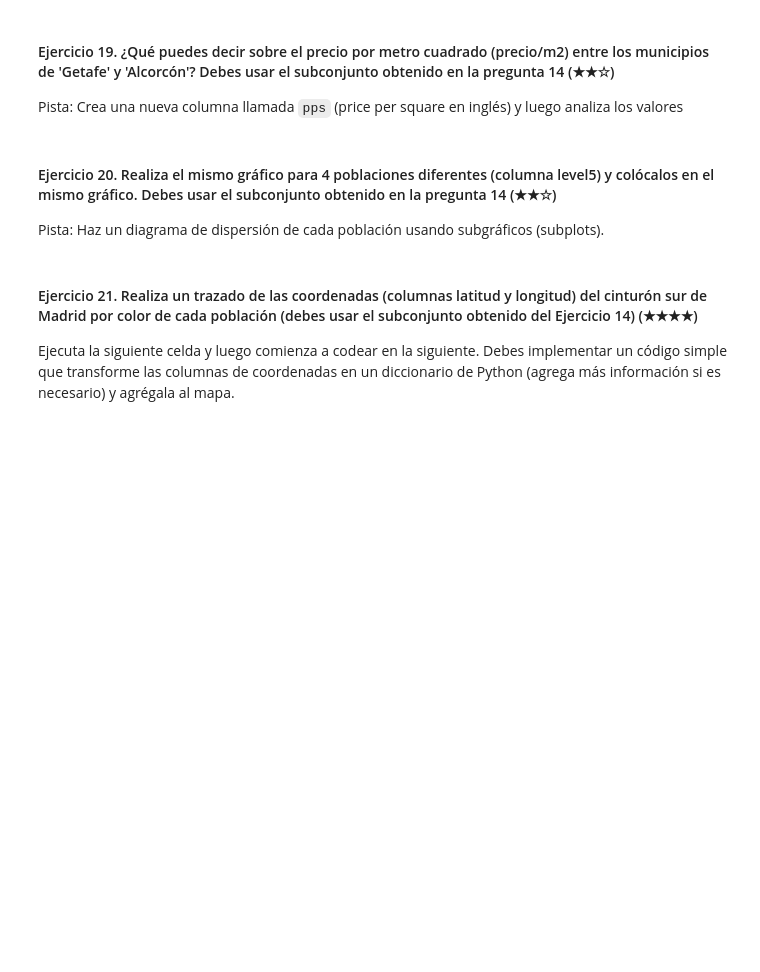
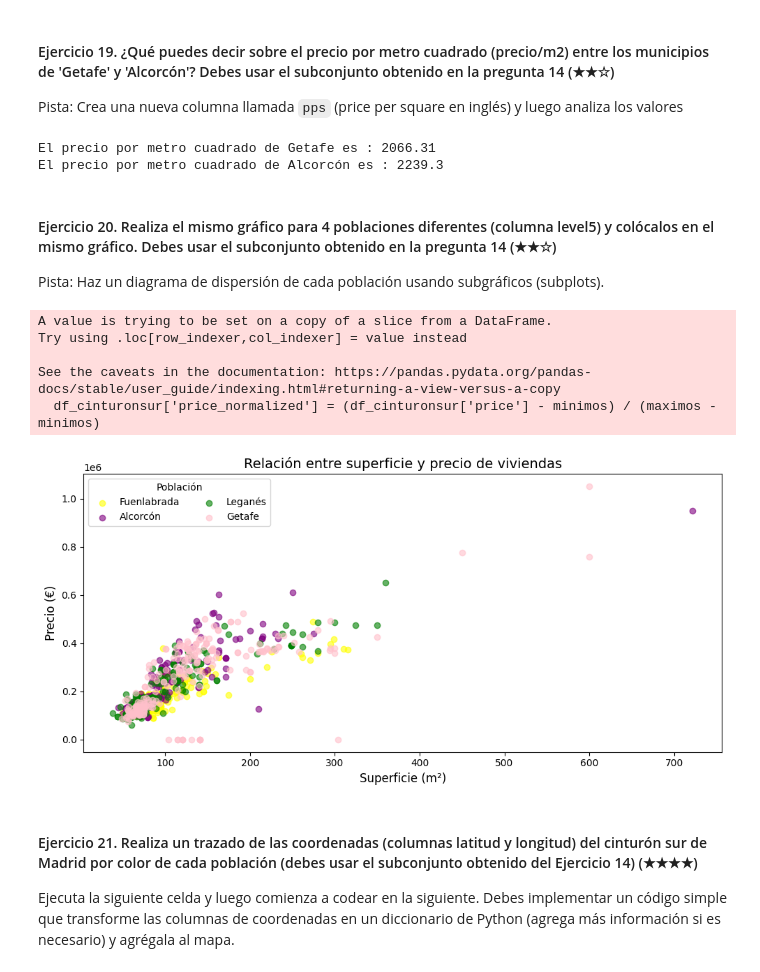
Before and after one commit to 4GeeksAcademy/Luisgr-realestate-datacleanup-exercise, a Jupyter notebook: project.es.ipynb, the cells around one changed output. Cells and saved outputs as stored; diff of their text form; code cells hidden in the pictures; blank space fills up the shorter version.

```diff
--- a/project.es.ipynb
+++ b/project.es.ipynb
@@ -299,11 +416,74 @@ Pista: Puedes ayudarte revisando la demostración multihist de Matplotlib.
 Pista: Crea una nueva columna llamada `pps` (price per square en inglés) y luego analiza los valores
 # %%
 # TODO
+import pandas as pd
+ds = pd.read_csv('assets/real_estate.csv', sep=';')
+
+Localidades = ['Fuenlabrada', 'Leganés', 'Getafe', 'Alcorcón']
+df_cinturonsur = ds[ds['level5'].isin(Localidades)]
+df_cs_copy = df_cinturonsur.copy()
+df_cs_copy['pps'] = df_cs_copy['price'] / df_cs_copy['surface']
+df_getafe = df_cs_copy[df_cs_copy['level5'] == 'Getafe']
+df_alcorcon = df_cs_copy[df_cs_copy['level5'] == 'Alcorcón']
+
+pps_getafe = round(df_getafe['pps'].mean(),2)
+pps_alcorcon = round(df_alcorcon['pps'].mean(),2)
+
+
+print("El precio por metro cuadrado de Getafe es :", pps_getafe)
+print("El precio por metro cuadrado de Alcorcón es :", pps_alcorcon)
+# %% [output]
+El precio por metro cuadrado de Getafe es : 2066.31
+El precio por metro cuadrado de Alcorcón es : 2239.3
 # %% [markdown]
 #### Ejercicio 20. Realiza el mismo gráfico para 4 poblaciones diferentes (columna level5) y colócalos en el mismo gráfico. Debes usar el subconjunto obtenido en la pregunta 14 (★★☆)
 Pista: Haz un diagrama de dispersión de cada población usando subgráficos (subplots).
 # %%
 # TODO
+import pandas as pd
+import matplotlib.pyplot as plt
+
+grupo = df_cinturonsur.groupby('level5')['price']
+minimos = grupo.transform('min')
+maximos = grupo.transform('max')
+df_cinturonsur['price_normalized'] = (df_cinturonsur['price'] - minimos) / (maximos - minimos)
+
+
+colores = ['yellow', 'purple', 'green', 'pink']
+localidades = df_cinturonsur['level5'].unique()
+
+
+fig, ax = plt.subplots(figsize=(10, 5))
+
+
+for i, localidad in enumerate(localidades):
+    df_localidad = df_cinturonsur[df_cinturonsur['level5'] == localidad]
+    ax.scatter(
+        df_localidad['surface'],
+        df_localidad['price'],
+        color=colores[i % len(colores)],  # Asegura que los colores no excedan la lista
+        label=localidad,
+        alpha=0.6
+    )
+
+
+ax.set_xlabel('Superficie (m²)', fontsize=12)
+ax.set_ylabel('Precio (€)', fontsize=12)
+ax.set_title('Relación entre superficie y precio de viviendas', fontsize=14)
+
+
+ax.legend(title='Población', fontsize=10, ncol=2, frameon=True)
+
+
+plt.tight_layout()
+plt.show()
+# %% [output]
+A value is trying to be set on a copy of a slice from a DataFrame.
+Try using .loc[row_indexer,col_indexer] = value instead
+
+See the caveats in the documentation: https://pandas.pydata.org/pandas-docs/stable/user_guide/indexing.html#returning-a-view-versus-a-copy
+  df_cinturonsur['price_normalized'] = (df_cinturonsur['price'] - minimos) / (maximos - minimos)
+[figure, added]
 # %% [markdown]
 #### Ejercicio 21. Realiza un trazado de las coordenadas (columnas latitud y longitud) del cinturón sur de Madrid por color de cada población (debes usar el subconjunto obtenido del Ejercicio 14) (★★★★)
 
```
Also changed, not shown: parts of 9 cells of this notebook.
